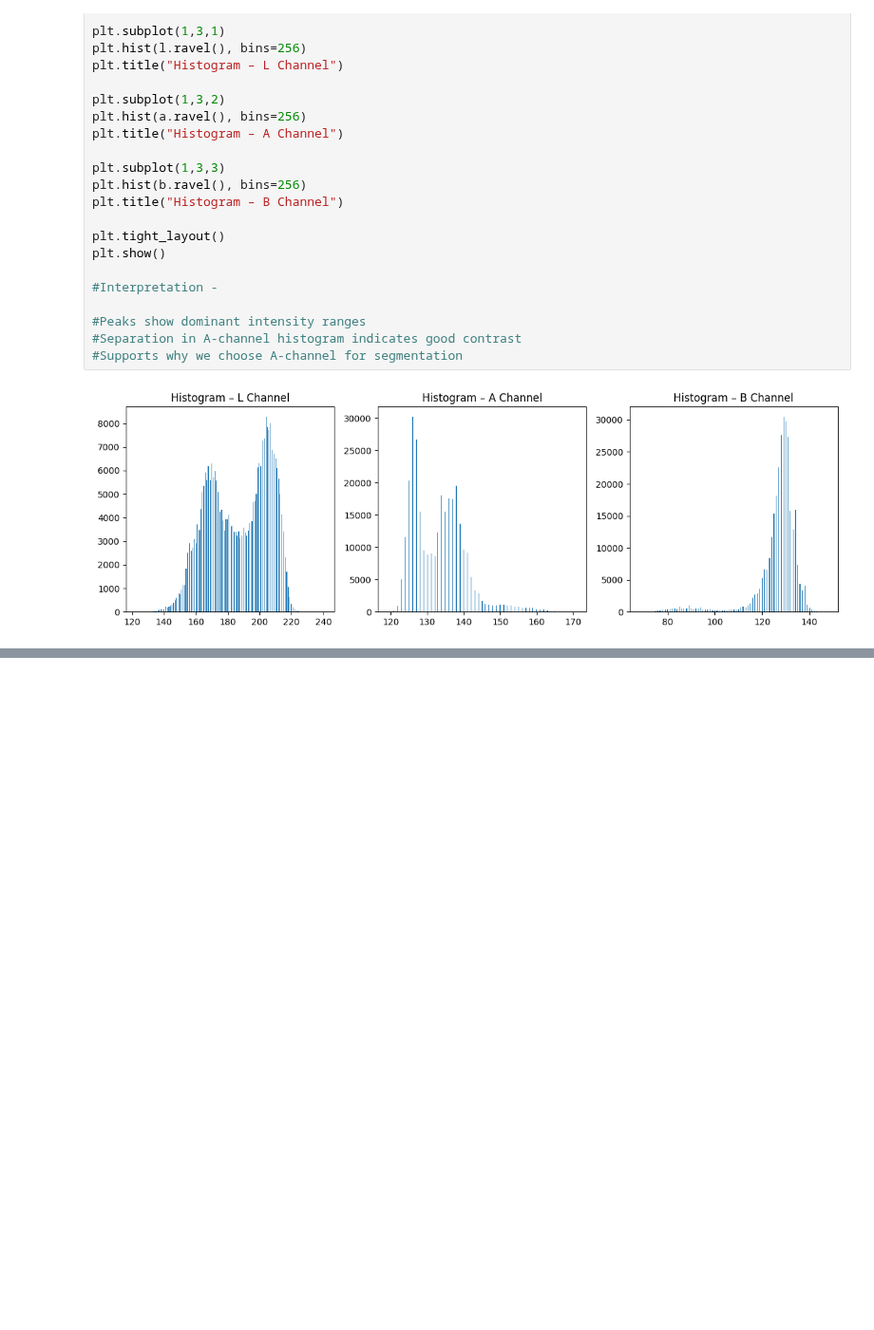
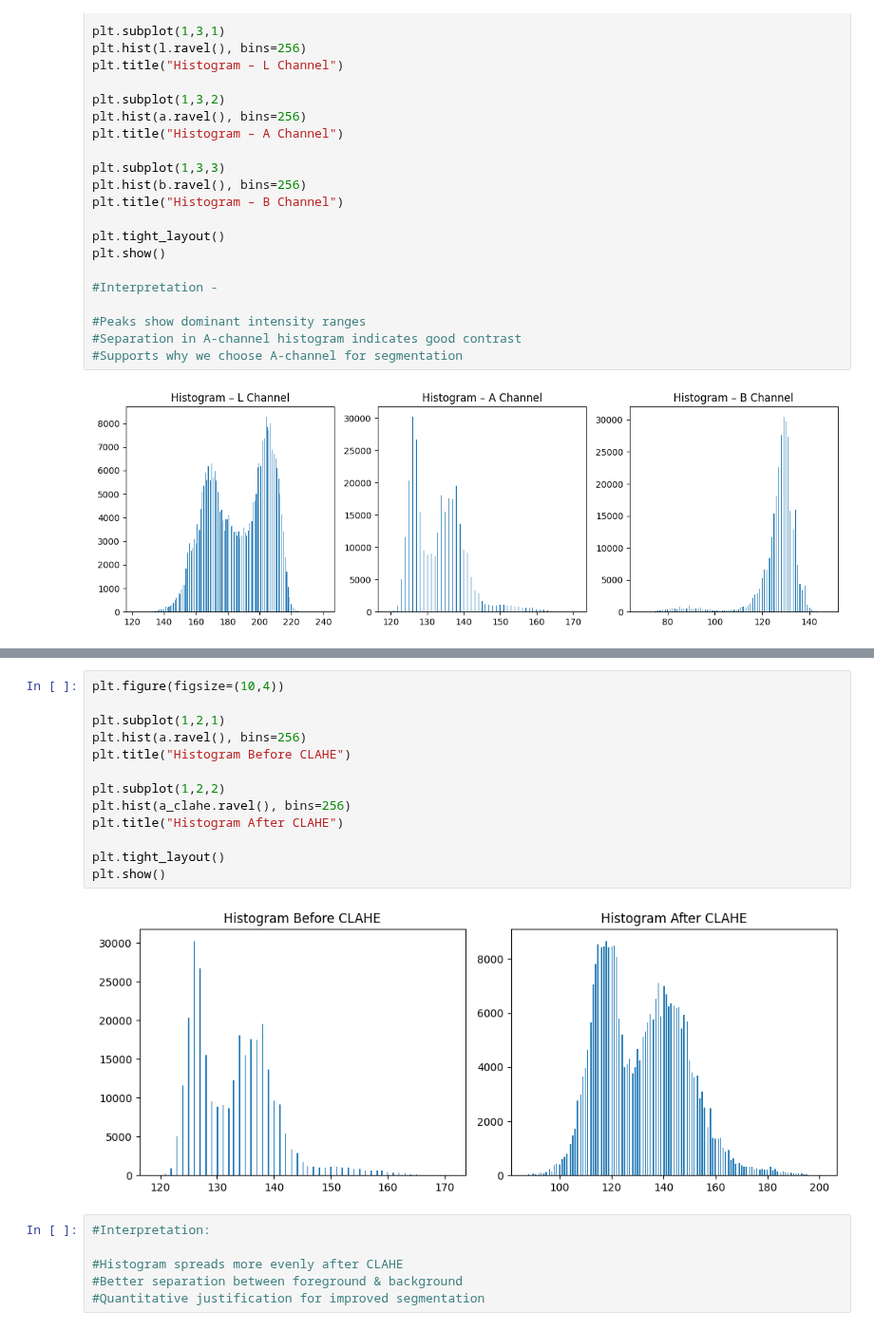
Before and after one commit to tithishah21/malaria-image-segmentation, a Jupyter notebook: Microscopic_Counting_and_Classification.ipynb, the cells around one changed output, grey strips where cells are left out. Shown at 95% size. Drawn from its saved outputs; the diff is of its cells as text; blank space fills up the shorter version.

```diff
--- a/Microscopic_Counting_and_Classification.ipynb
+++ b/Microscopic_Counting_and_Classification.ipynb
@@ -203,0 +244,21 @@ plt.show()
+# %%
+plt.figure(figsize=(10,4))
+
+plt.subplot(1,2,1)
+plt.hist(a.ravel(), bins=256)
+plt.title("Histogram Before CLAHE")
+
+plt.subplot(1,2,2)
+plt.hist(a_clahe.ravel(), bins=256)
+plt.title("Histogram After CLAHE")
+
+plt.tight_layout()
+plt.show()
+# %% [output]
+[figure, added]
+# %%
+#Interpretation:
+
+#Histogram spreads more evenly after CLAHE
+#Better separation between foreground & background
+#Quantitative justification for improved segmentation
```
Also changed, not shown: parts of 4 cells of this notebook.
